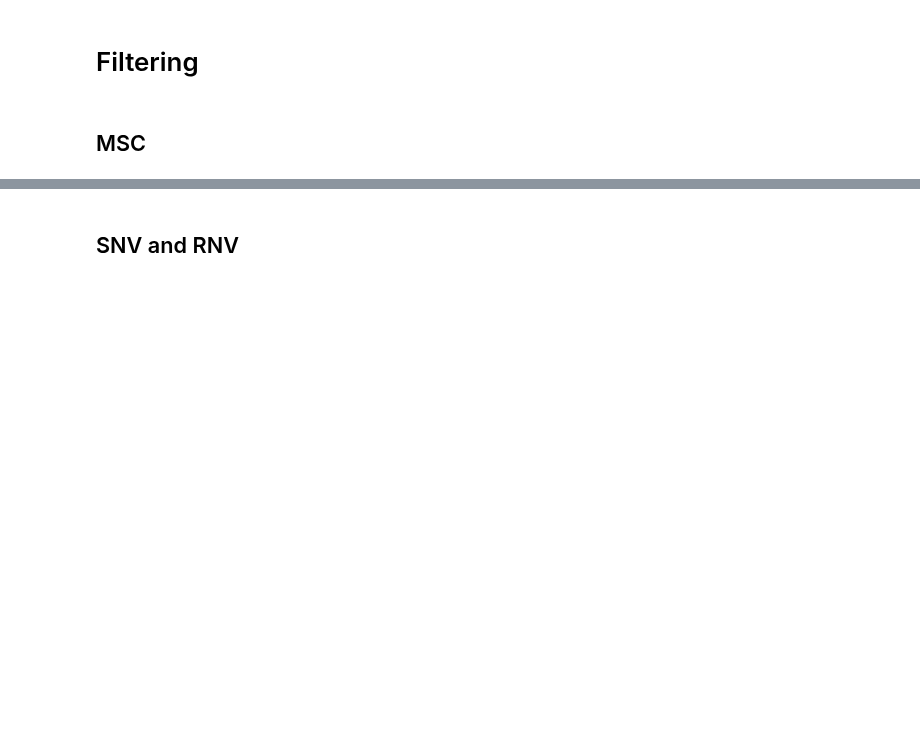
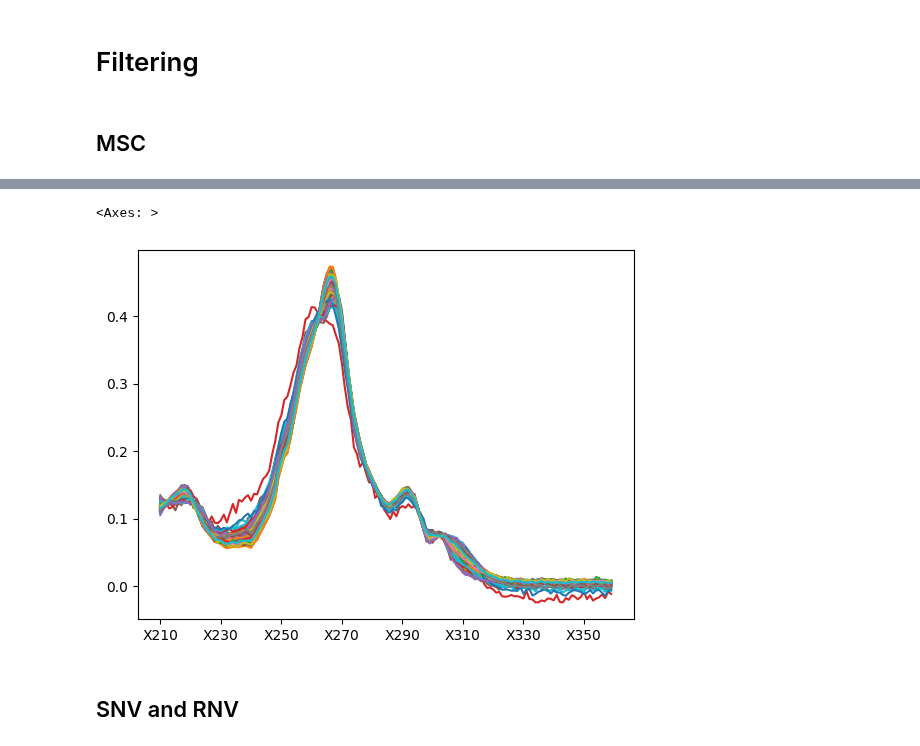
Before and after one commit to mahynski/chemometric-carpentry, a Jupyter notebook: notebooks/3_Preprocessing.ipynb, the cells around one changed output, grey strips where cells are left out. Saved outputs shown, nothing was run; the diff lists cells and outputs as text; code cells hidden in the pictures; blank space fills up the shorter version.

```diff
--- a/notebooks/3_Preprocessing.ipynb
+++ b/notebooks/3_Preprocessing.ipynb
@@ -195,2 +261,14 @@ from pychemauth.preprocessing.filter import MSC, SNV, SavGol
+# %%
+transformer = MSC()
+_ = transformer.fit(df)
+xformed = pd.DataFrame(
+    data=transformer.transform(df),
+    columns=df.columns
+)
+
+xformed.T.plot(y=xformed.index, legend=False)
+# %% [output]
+<Axes: >
+[figure, added]
 # %% [markdown]
 ## SNV and RNV
```
Also changed, not shown: parts of 14 cells of this notebook.
